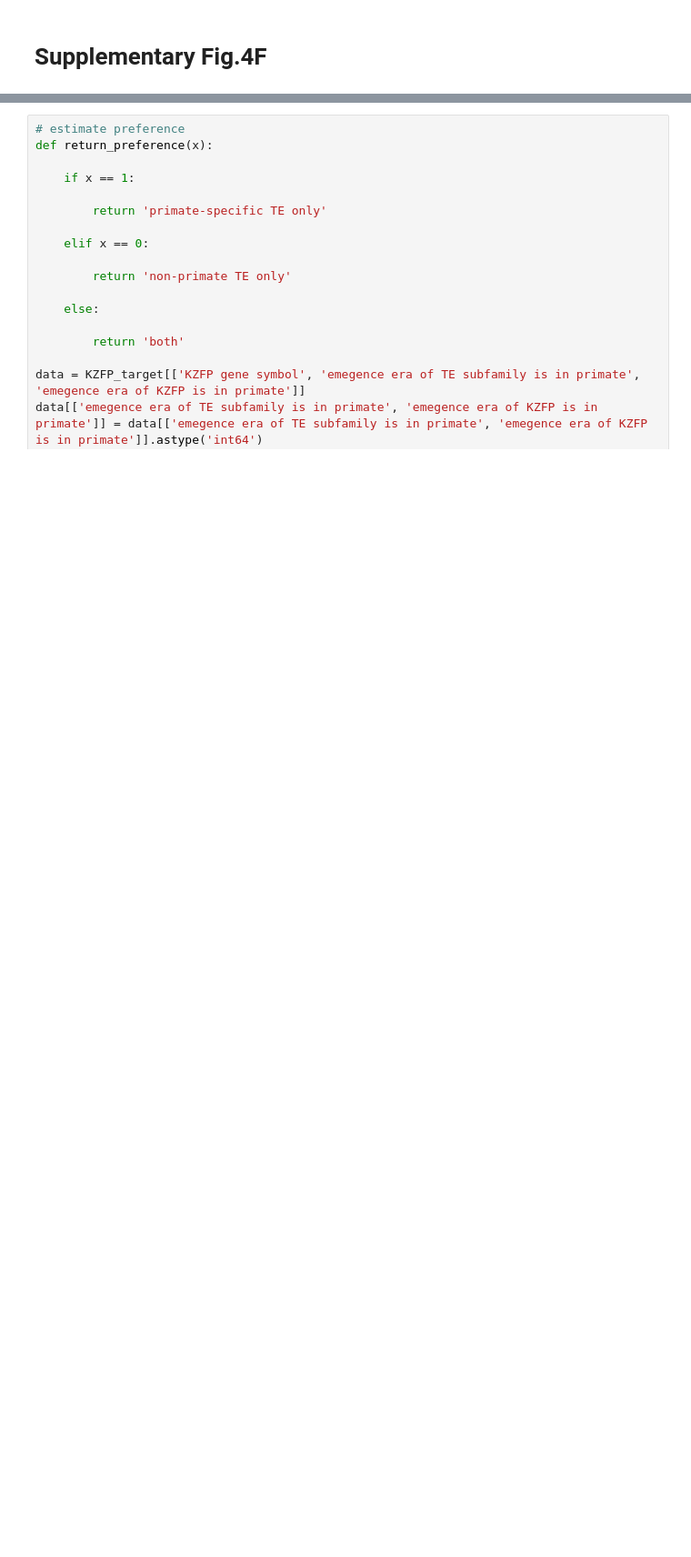
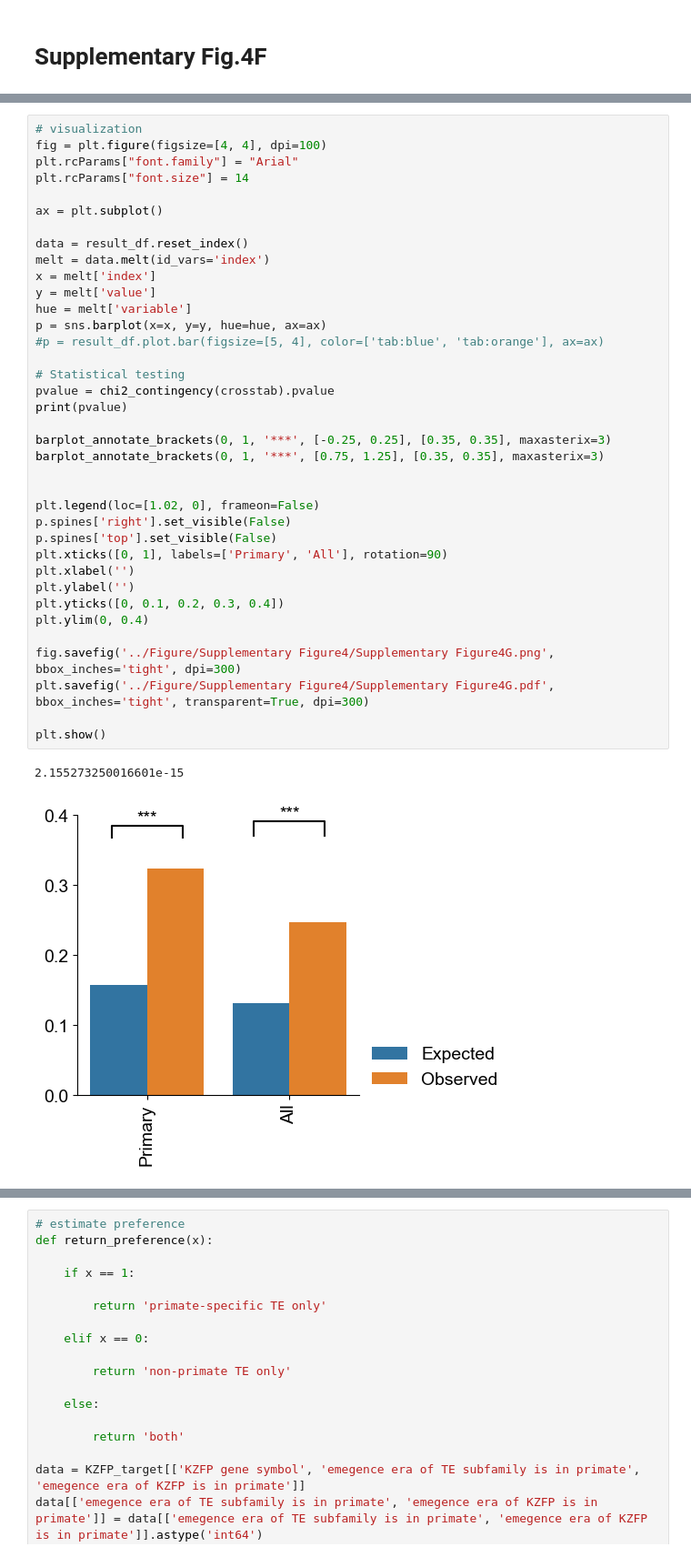
Before and after one commit to hmdlab/Evolutionary-Arms-Race, a Jupyter notebook: notebook/Supplementary_Fig4.ipynb, the cells around one changed output, grey strips where cells are left out. Shown: that part at 91% size. Drawn from its saved outputs; the diff is of its cells as text; blank space fills up the shorter version.

```diff
--- a/notebook/Supplementary_Fig4.ipynb
+++ b/notebook/Supplementary_Fig4.ipynb
@@ -238,0 +352,40 @@ SignificanceResult(statistic=nan, pvalue=nan)
+# %%
+# visualization
+fig = plt.figure(figsize=[4, 4], dpi=100)
+plt.rcParams["font.family"] = "Arial"
+plt.rcParams["font.size"] = 14
+
+ax = plt.subplot()
+
+data = result_df.reset_index()
+melt = data.melt(id_vars='index')
+x = melt['index']
+y = melt['value']
+hue = melt['variable']
+p = sns.barplot(x=x, y=y, hue=hue, ax=ax)
+#p = result_df.plot.bar(figsize=[5, 4], color=['tab:blue', 'tab:orange'], ax=ax)
+
+# Statistical testing
+pvalue = chi2_contingency(crosstab).pvalue
+print(pvalue)
+
+barplot_annotate_brackets(0, 1, '***', [-0.25, 0.25], [0.35, 0.35], maxasterix=3)
+barplot_annotate_brackets(0, 1, '***', [0.75, 1.25], [0.35, 0.35], maxasterix=3)
+
+
+plt.legend(loc=[1.02, 0], frameon=False)
+p.spines['right'].set_visible(False)
+p.spines['top'].set_visible(False)
+plt.xticks([0, 1], labels=['Primary', 'All'], rotation=90)
+plt.xlabel('')
+plt.ylabel('')
+plt.yticks([0, 0.1, 0.2, 0.3, 0.4])
+plt.ylim(0, 0.4)
+
+fig.savefig('../Figure/Supplementary Figure4/Supplementary Figure4G.png', bbox_inches='tight', dpi=300)
+plt.savefig('../Figure/Supplementary Figure4/Supplementary Figure4G.pdf', bbox_inches='tight', transparent=True, dpi=300)
+
+plt.show()
+# %% [output]
+2.155273250016601e-15
+[figure, added]
```
Also changed, not shown: parts of 12 cells of this notebook, 13 other files.
